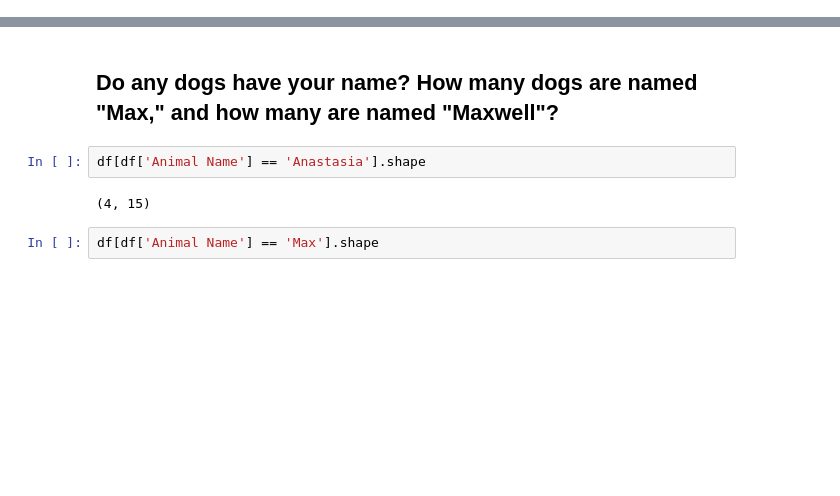
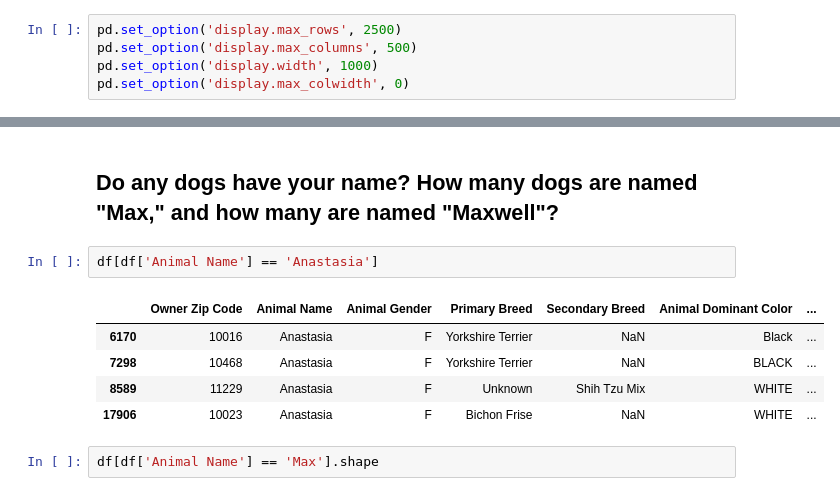
Before and after one commit to anastasiajourno/homework6_valeeva, a Jupyter notebook: dogs/6-2homework6-part2-valeeva.ipynb, the cells around one changed output, grey strips where cells are left out. Saved outputs shown, nothing was run; the diff lists cells and outputs as text; blank space fills up the shorter version.

```diff
--- a/dogs/6-2homework6-part2-valeeva.ipynb
+++ b/dogs/6-2homework6-part2-valeeva.ipynb
@@ -6,6 +6,11 @@ Data from [a FOIL request to New York City](https://www.muckrock.com/foi/new-yor
 ## Do your importing and your setup
 # %%
 import pandas as pd
+# %%
+pd.set_option('display.max_rows', 2500)
+pd.set_option('display.max_columns', 500)
+pd.set_option('display.width', 1000)
+pd.set_option('display.max_colwidth', 0)
 # %%
 import openpyxl
 # %% [markdown]
@@ -105,9 +112,13 @@ Name: Animal Name, dtype: int64
 # %% [markdown]
 ## Do any dogs have your name? How many dogs are named "Max," and how many are named "Maxwell"?
 # %%
-df[df['Animal Name'] == 'Anastasia'].shape
+df[df['Animal Name'] == 'Anastasia']
 # %% [output]
-(4, 15)
+|  | Owner Zip Code | Animal Name | Animal Gender | Primary Breed | Secondary Breed | Animal Dominant Color | ... |
+| 6170 | 10016 | Anastasia | F | Yorkshire Terrier | NaN | Black | ... |
+| 7298 | 10468 | Anastasia | F | Yorkshire Terrier | NaN | BLACK | ... |
+| 8589 | 11229 | Anastasia | F | Unknown | Shih Tzu Mix | WHITE | ... |
+| 17906 | 10023 | Anastasia | F | Bichon Frise | NaN | WHITE | ... |
 # %%
 df[df['Animal Name'] == 'Max'].shape
 # %% [output]
```
Also changed, not shown: parts of 44 cells of this notebook.
